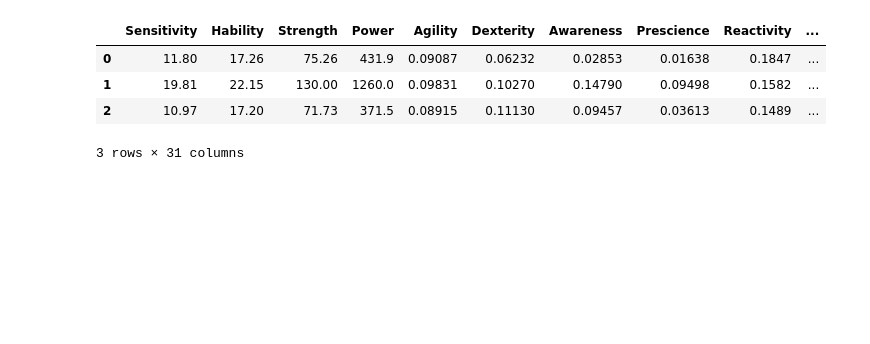
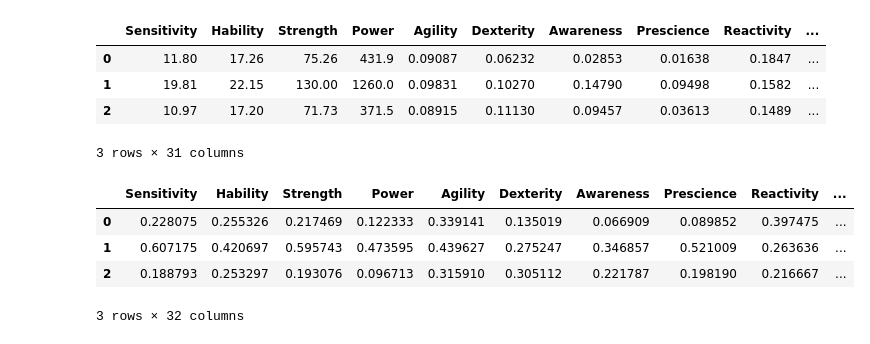
Before and after one commit to viruskizz/42bangkok-datascience-piscine, a Jupyter notebook: ds03/ex04/Normalization.ipynb, the cells around one changed output. Saved outputs shown, nothing was run; the diff lists cells and outputs as text; code cells hidden in the pictures; blank space fills up the shorter version.

```diff
--- a/ds03/ex04/Normalization.ipynb
+++ b/ds03/ex04/Normalization.ipynb
@@ -34,3 +36,27 @@ train_df.head(3)
 | 1 | 19.81 | 22.15 | 130.00 | 1260.0 | 0.09831 | 0.10270 | 0.14790 | 0.09498 | 0.1582 | ... |
 | 2 | 10.97 | 17.20 | 71.73 | 371.5 | 0.08915 | 0.11130 | 0.09457 | 0.03613 | 0.1489 | ... |
 3 rows × 31 columns
+# %%
+df = train_df.copy()
+
+# Encode 'knight' as binary for later use
+df['knight_encoded'] = df['knight'].map({'Jedi': 1, 'Sith': 0})
+
+# Select only feature columns (exclude 'knight' and encoded version)
+feature_cols = [col for col in df.columns if col not in ['knight', 'knight_encoded']]
+
+# Normalize
+scaler = MinMaxScaler()
+df_normalized = pd.DataFrame(scaler.fit_transform(df[feature_cols]), columns=feature_cols)
+
+# Add back the label for visualization
+df_normalized['knight'] = df['knight']
+df_normalized['knight_encoded'] = df['knight_encoded']
+
+df_normalized.head(3)
+# %% [output]
+|  | Sensitivity | Hability | Strength | Power | Agility | Dexterity | Awareness | Prescience | Reactivity | ... |
+| 0 | 0.228075 | 0.255326 | 0.217469 | 0.122333 | 0.339141 | 0.135019 | 0.066909 | 0.089852 | 0.397475 | ... |
+| 1 | 0.607175 | 0.420697 | 0.595743 | 0.473595 | 0.439627 | 0.275247 | 0.346857 | 0.521009 | 0.263636 | ... |
+| 2 | 0.188793 | 0.253297 | 0.193076 | 0.096713 | 0.315910 | 0.305112 | 0.221787 | 0.198190 | 0.216667 | ... |
+3 rows × 32 columns
```
Also changed, not shown: parts of 2 cells of this notebook, 5 other files.
